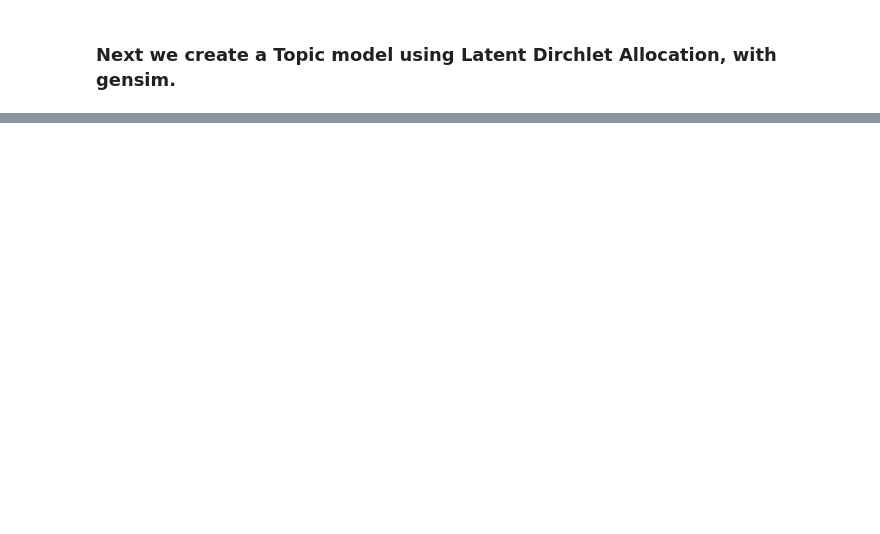
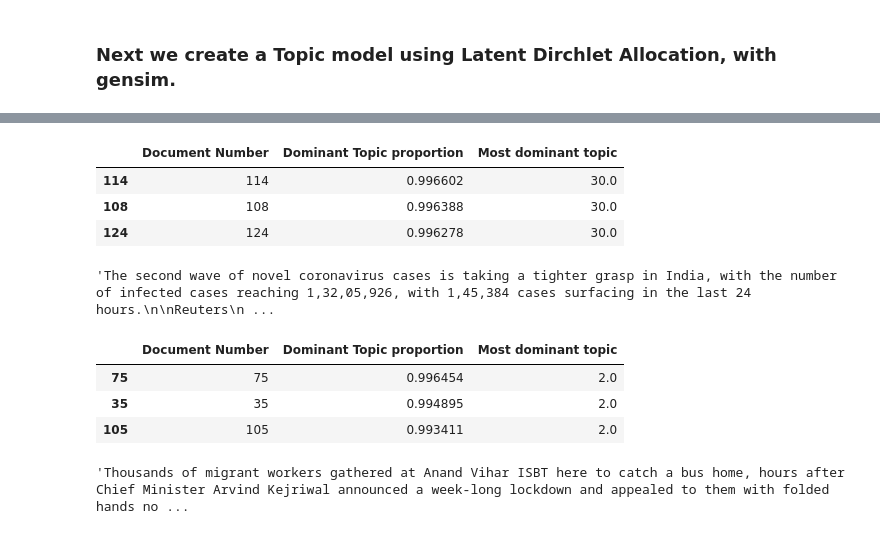
Before and after one commit to rajarshipal15/Topic_modelling_LDA, a Jupyter notebook: topic_model_lda.ipynb, the cells around one changed output, grey strips where cells are left out. Cells and saved outputs as stored; diff of their text form; code cells hidden in the pictures; blank space fills up the shorter version.

```diff
--- a/topic_model_lda.ipynb
+++ b/topic_model_lda.ipynb
@@ -173,0 +233,24 @@ Unsurprisingly, topics are mostly covid related.
+# %%
+# Extracting documents with topic number 30 as most dominant(31 in pyldavis visualisation)
+df[df['Most dominant topic']==30].sort_values(by=['Dominant Topic proportion'],ascending=False).head(3)
+# %% [output]
+|  | Document Number | Dominant Topic proportion | Most dominant topic |
+| 114 | 114 | 0.996602 | 30.0 |
+| 108 | 108 | 0.996388 | 30.0 |
+| 124 | 124 | 0.996278 | 30.0 |
+# %%
+document[114]
+# %% [output]
+'The second wave of novel coronavirus cases is taking a tighter grasp in India, with the number of infected cases reaching 1,32,05,926, with 1,45,384 cases surfacing in the last 24 hours.\n\nReuters\n ...
+# %%
+# Extracting documents with topic number 2 as most dominant(3 in pyldavis visualisation)
+df[df['Most dominant topic']==2].sort_values(by=['Dominant Topic proportion'],ascending=False).head(3)
+# %% [output]
+|  | Document Number | Dominant Topic proportion | Most dominant topic |
+| 75 | 75 | 0.996454 | 2.0 |
+| 35 | 35 | 0.994895 | 2.0 |
+| 105 | 105 | 0.993411 | 2.0 |
+# %%
+document[75]
+# %% [output]
+'Thousands of migrant workers gathered at Anand Vihar ISBT here to catch a bus home, hours after Chief Minister Arvind Kejriwal announced a week-long lockdown and appealed to them with folded hands no ...
```
Also changed, not shown: parts of 36 cells of this notebook.
